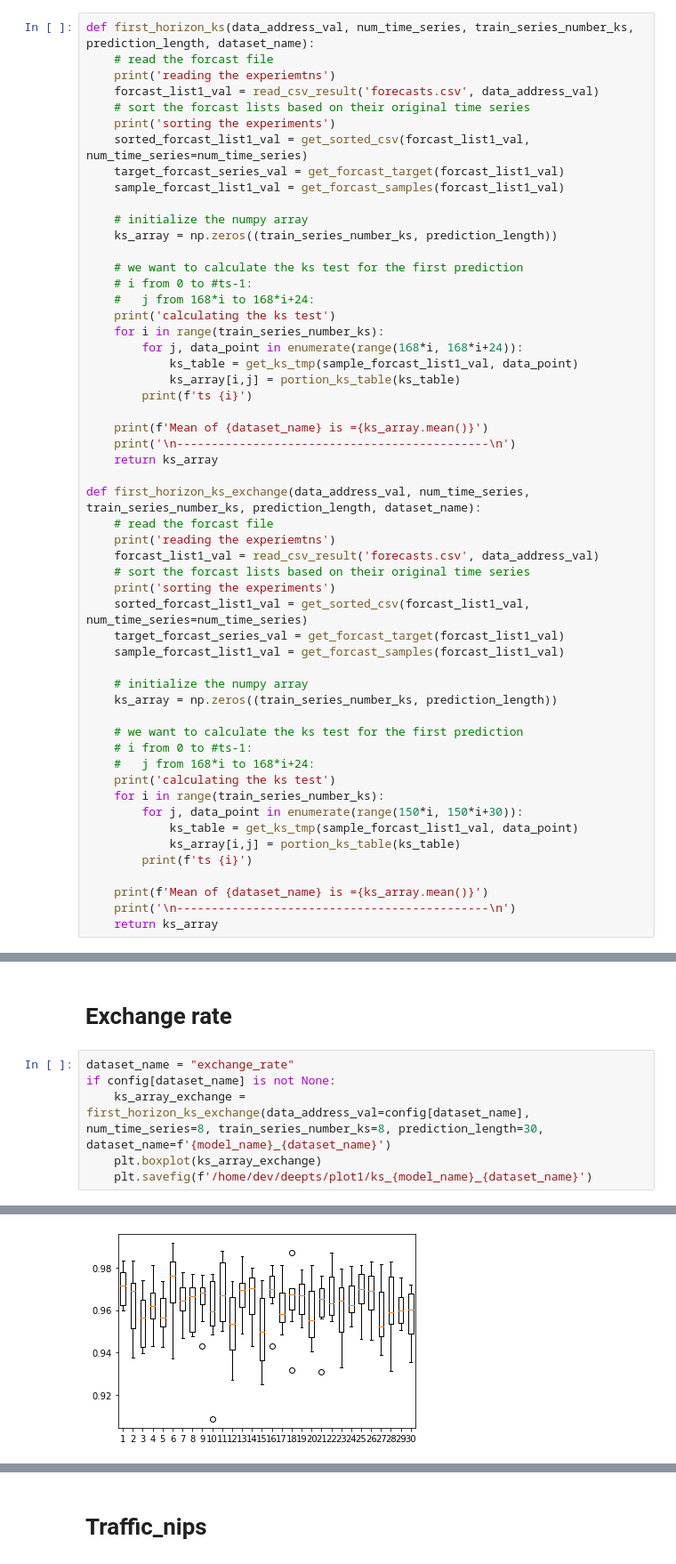
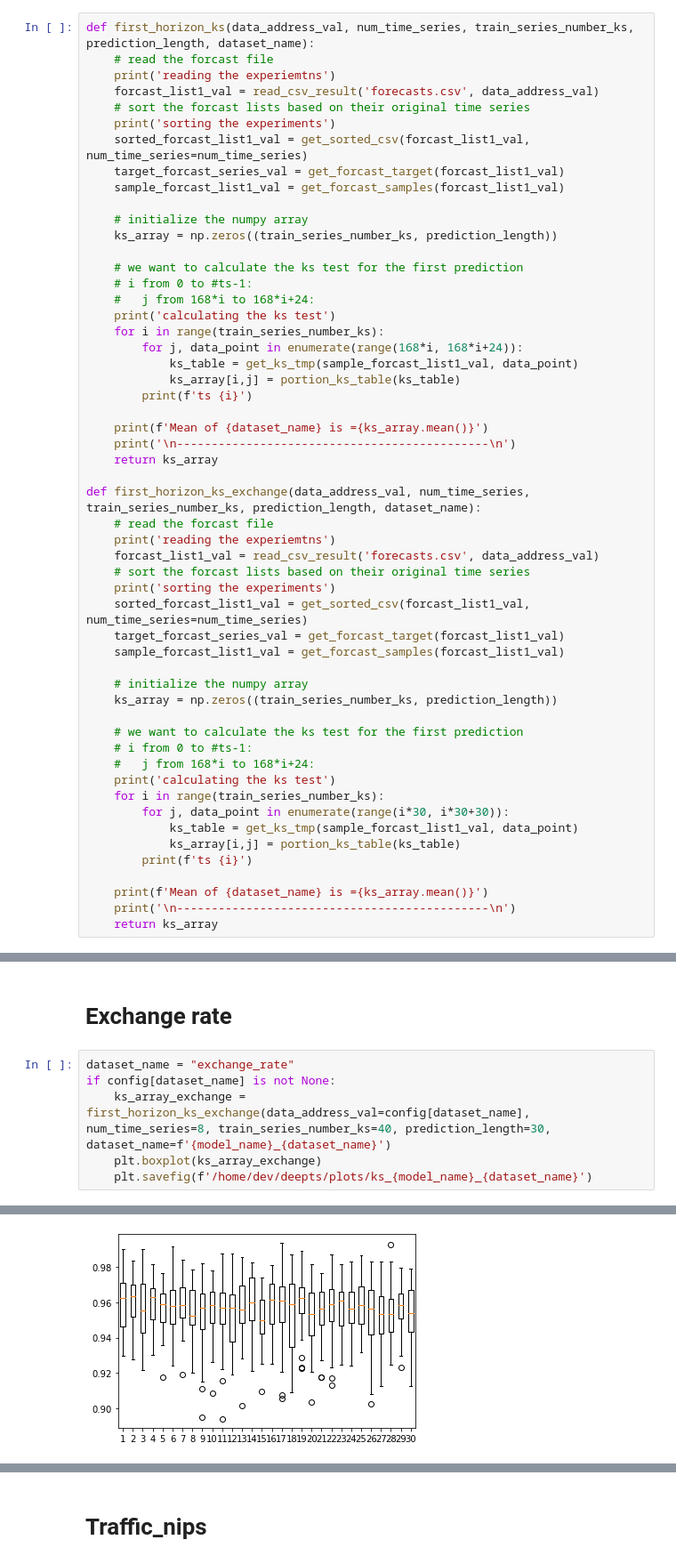
Before and after one commit to AneoGroup/deepts, a Jupyter notebook: notebooks/KS_test_deepfactor.ipynb, the cells around one changed output, grey strips where cells are left out. Shown: that part at 89% size. Cells and saved outputs as stored; diff of their text form.

```diff
--- a/notebooks/KS_test_deepfactor.ipynb
+++ b/notebooks/KS_test_deepfactor.ipynb
@@ -63,7 +59,7 @@ def first_horizon_ks_exchange(data_address_val, num_time_series, train_series_nu
     #   j from 168*i to 168*i+24:
     print('calculating the ks test')
     for i in range(train_series_number_ks):
-        for j, data_point in enumerate(range(150*i, 150*i+30)):
+        for j, data_point in enumerate(range(i*30, i*30+30)):
             ks_table = get_ks_tmp(sample_forcast_list1_val, data_point)
             ks_array[i,j] = portion_ks_table(ks_table)
         print(f'ts {i}')
@@ -155,9 +151,9 @@ pd.DataFrame({'mean' : ks_array_solar.mean(axis=0),'std' :ks_array_solar.std(axi
 # %%
 dataset_name = "exchange_rate"
 if config[dataset_name] is not None:
-    ks_array_exchange = first_horizon_ks_exchange(data_address_val=config[dataset_name], num_time_series=8, train_series_number_ks=8, prediction_length=30, dataset_name=f'{model_name}_{dataset_name}')
+    ks_array_exchange = first_horizon_ks_exchange(data_address_val=config[dataset_name], num_time_series=8, train_series_number_ks=40, prediction_length=30, dataset_name=f'{model_name}_{dataset_name}')
     plt.boxplot(ks_array_exchange)
-    plt.savefig(f'/home/dev/deepts/plot1/ks_{model_name}_{dataset_name}')
+    plt.savefig(f'/home/dev/deepts/plots/ks_{model_name}_{dataset_name}')
 # %% [output]
 sorting the experiments
 calculating the ks test
@@ -173,6 +173,6 @@ Mean of deep_factor_exchange_rate is =0.9626632996632997
 
 ---------------------------------------------
-[figure, old version]
+[figure, new version]
 # %%
 print(f'the mean is {ks_array_exchange.mean()}')
 # %% [output]
```
Also changed, not shown: parts of 9 cells of this notebook, 29 other files.
